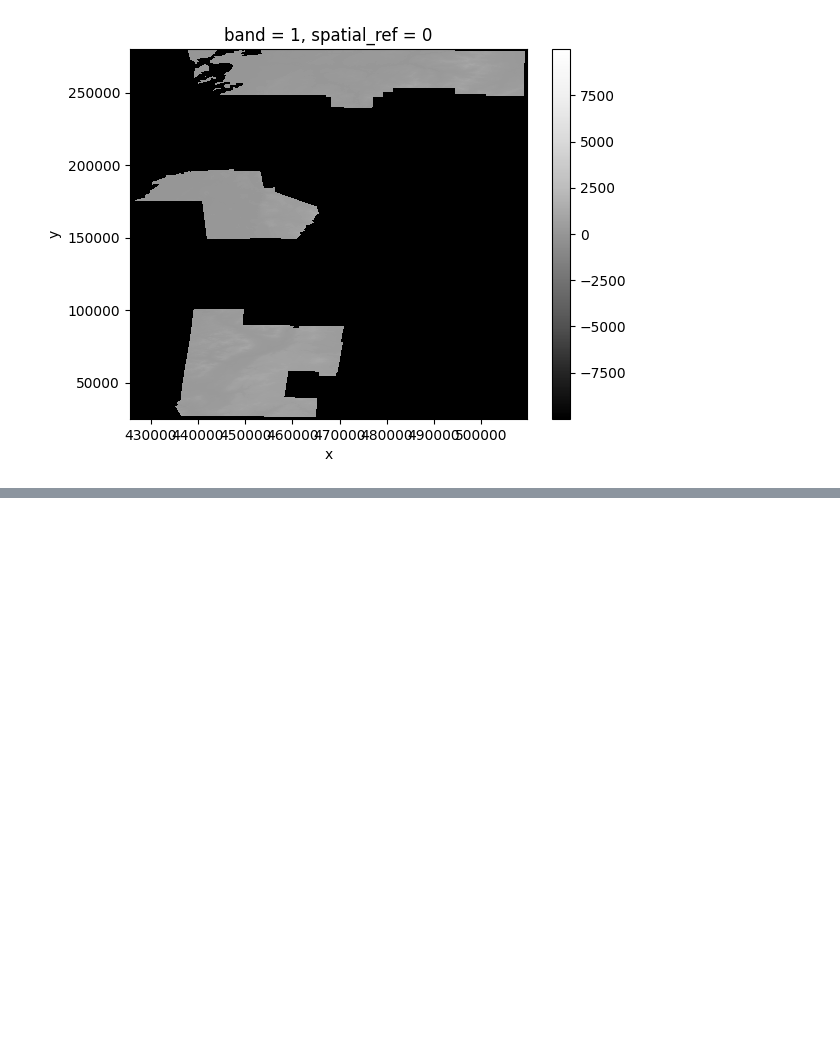
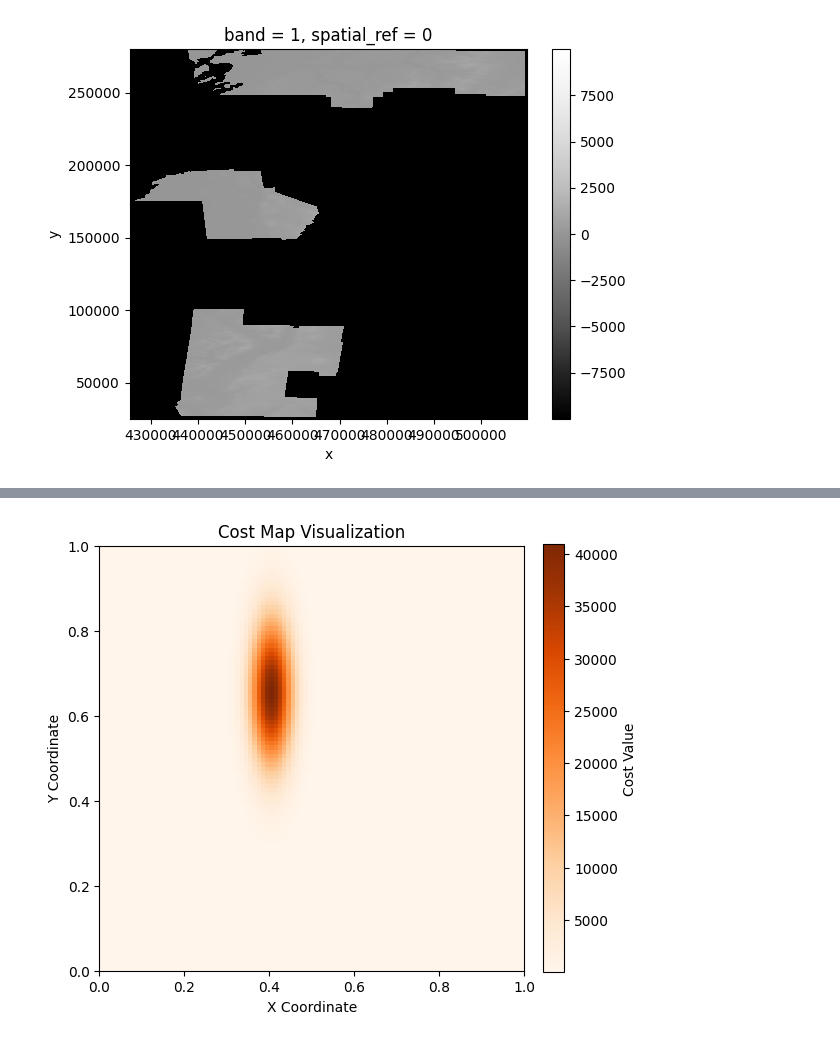
Before and after one commit to aidenva/es215, a Jupyter notebook: 1_input_map_optimization/real_cost_map.ipynb, the cells around one changed output, grey strips where cells are left out. Cells and saved outputs as stored; diff of their text form; code cells hidden in the pictures; blank space fills up the shorter version.

```diff
--- a/1_input_map_optimization/real_cost_map.ipynb
+++ b/1_input_map_optimization/real_cost_map.ipynb
@@ -27,0 +107,27 @@ rds.squeeze().plot.imshow(cmap="Greys_r")
+# %%
+range_top = 1
+range_bottom = 0.3
+range_left = 0.3
+range_right = 0.5
+
+peak_cost = 1000
+
+# Define a Gaussian distribution for the mountain range
+x_mean = (range_left + range_right) / 2
+y_mean = (range_bottom + range_top) / 2
+x_std = (range_right - range_left) / 6  # Approx. 99.7% of values within bounds
+y_std = (range_top - range_bottom) / 6
+
+# Update the cost_map to reflect the mountain range
+for i, row in cost_map.iterrows():
+    x, y = row['x_coord'], row['y_coord']
+    if range_left <= x <= range_right and range_bottom <= y <= range_top:
+        # Calculate the cost based on a 2D Gaussian distribution
+        cost_map.at[i, 'cost'] = int(
+            peak_cost * norm.pdf(x, loc=x_mean, scale=x_std) * norm.pdf(y, loc=y_mean, scale=y_std)
+        )
+
+# Visualize the updated cost map
+visualize_cost_map(cost_map, grain_size=0.01)
+# %% [output]
+[figure, added]
```
Also changed, not shown: parts of 5 cells of this notebook, 4 other files.
